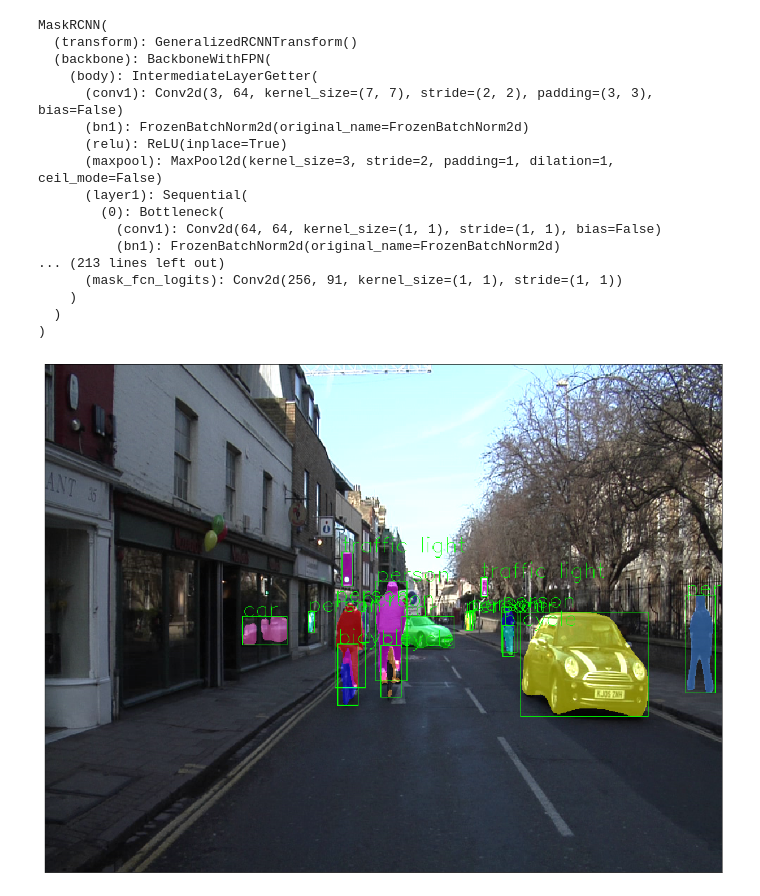
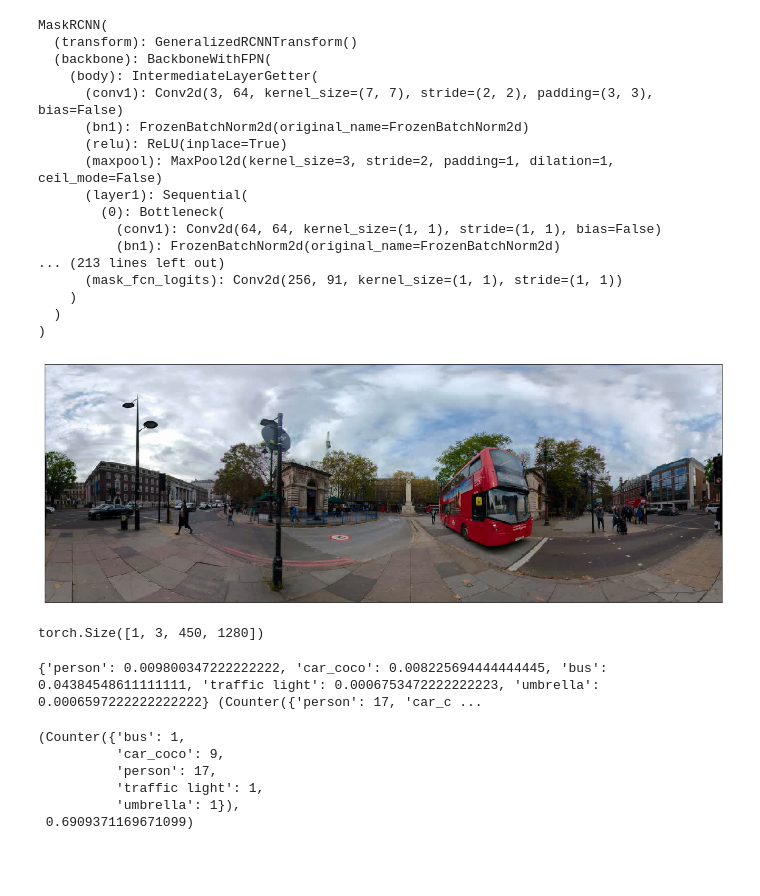
Before and after one commit to sagarjoglekar/PyTorch-ENet, a Jupyter notebook: notebooks/runEnet_onImages.ipynb, the cells around one changed output. Drawn from its saved outputs; the diff is of its cells as text; code cells hidden in the pictures; blank space fills up the shorter version.

```diff
--- a/notebooks/runEnet_onImages.ipynb
+++ b/notebooks/runEnet_onImages.ipynb
@@ -244,4 +261,21 @@ def instance_segmentation_api(img_path, threshold=0.5, rect_th=3, text_size=0.1,
+# %%
+img = cv2.imread(street_images[12])
+img = cv2.cvtColor(img, cv2.COLOR_BGR2RGB)
+(height, width , depth) = img.shape
+left = 0
+top = height // 8
+right = width
+bottom = 6 * height // 8
+crop_img = img[top:bottom,left:right]
+
+plt.figure(figsize=(20,30))
+plt.imshow(crop_img)
+plt.xticks([])
+plt.yticks([])
+plt.show()
+# %% [output]
+[figure, added]
 # %%
-instance_segmentation_api(image,rect_th=1, text_size=1,text_th=1)
+_ , pred_cls, masks = instance_segmentation_api(crop_img,rect_th=1, text_size=1,text_th=1)
 # %% [output]
-[figure, removed]
+torch.Size([1, 3, 450, 1280])
@@ -247,0 +317,13 @@ instance_segmentation_api(image,rect_th=1, text_size=1,text_th=1)
+# %%
+print(classPercentage(pred_cls , masks) , classEntropy(pred_cls))
+# %% [output]
+{'person': 0.009800347222222222, 'car_coco': 0.008225694444444445, 'bus': 0.04384548611111111, 'traffic light': 0.0006753472222222223, 'umbrella': 0.0006597222222222222} (Counter({'person': 17, 'car_c ...
+# %%
+classEntropy(pred_cls)
+# %% [output]
+(Counter({'bus': 1,
+          'car_coco': 9,
+          'person': 17,
+          'traffic light': 1,
+          'umbrella': 1}),
+ 0.6909371169671099)
```
Also changed, not shown: parts of 35 cells of this notebook, 3 other files.
